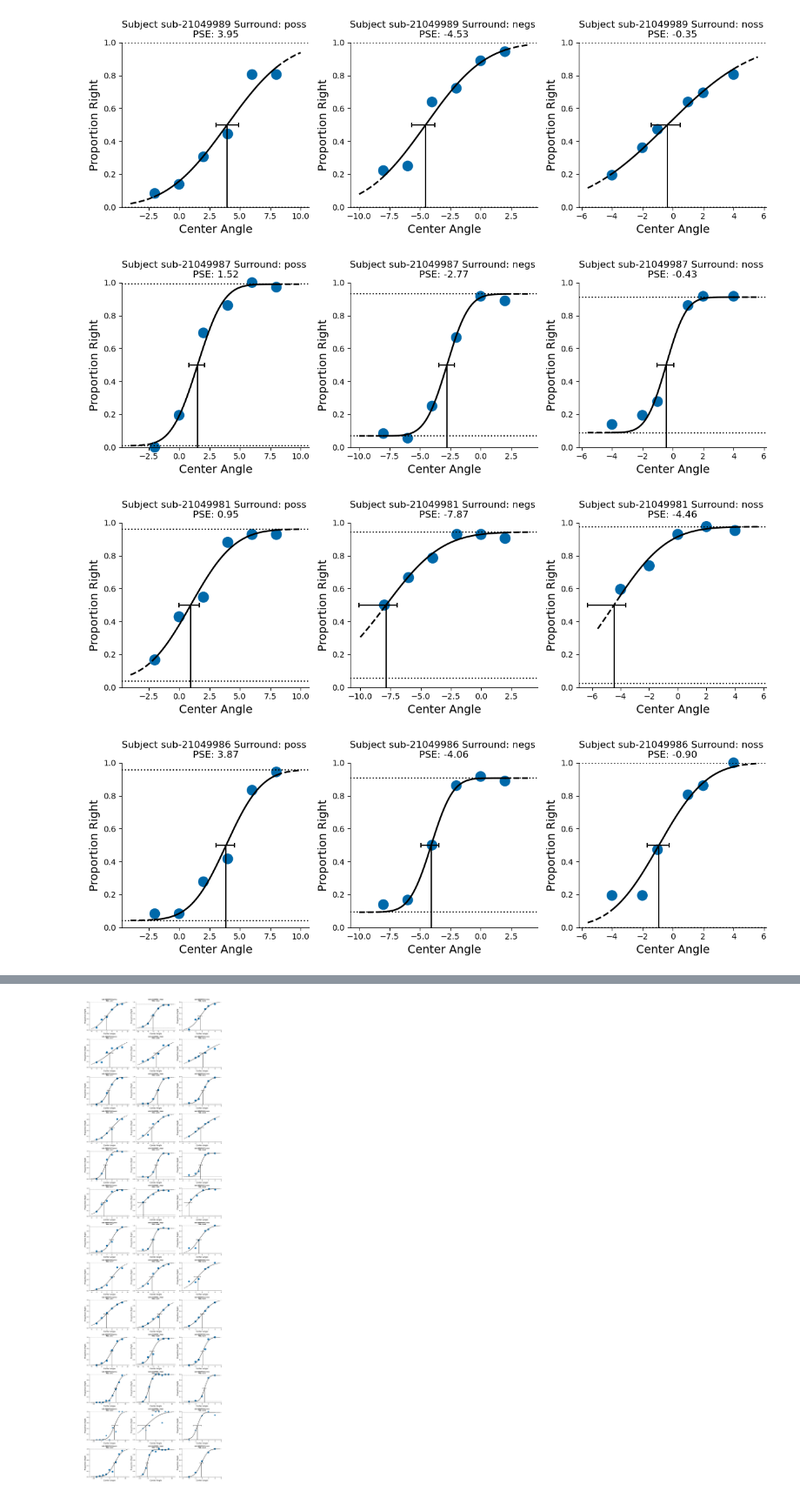
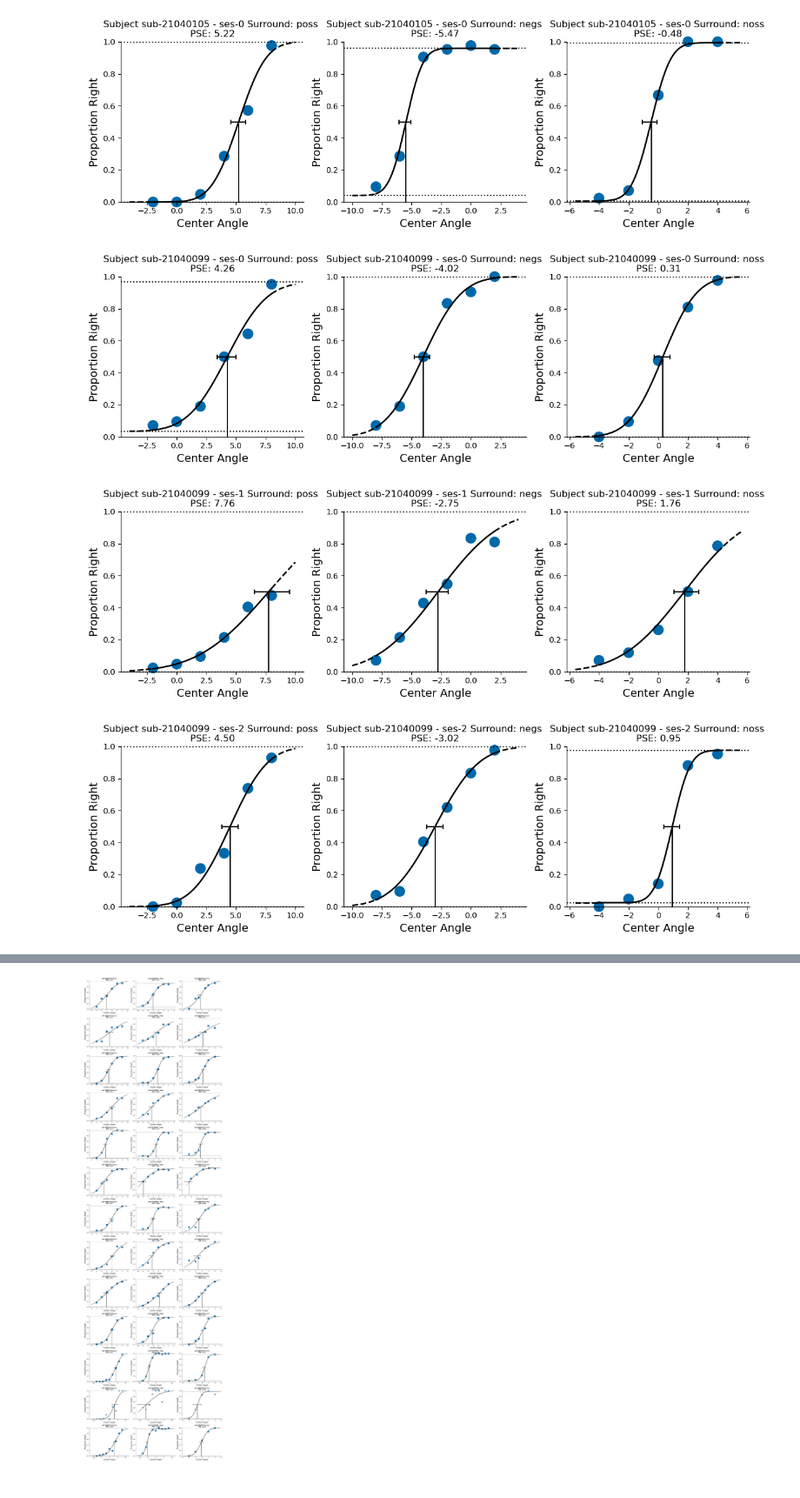
Before and after one commit to bwinsto2/tilt, a Jupyter notebook: psychometric_fxns_nb.ipynb, the cells around one changed output, grey strips where cells are left out. Shown at 87% size. Saved outputs shown, nothing was run; the diff lists cells and outputs as text; code cells hidden in the pictures.

```diff
--- a/psychometric_fxns_nb.ipynb
+++ b/psychometric_fxns_nb.ipynb
@@ -14,20 +14,30 @@ all_subs = [d for d in os.listdir(data_dir) if d.startswith('sub-') and d[4:].is
 stair_subs = [d for d in all_subs if int(d[4:]) >= 21049995]
 #get the subs whose IDs are less than 21049995
 fixed_subs = [d for d in all_subs if int(d[4:]) < 21049995]
+#get the subs whose IDs are less than 21040200 but greater than 21040098
+real_subs = [d for d in all_subs if int(d[4:]) < 21040200 and int(d[4:]) > 21040098]
 
 # Collect all subject data
 data_files = {}
-for sub in fixed_subs:
-    sub_data_dir = os.path.join(data_dir, sub, 'ses-0')
-    csv_files = [f for f in os.listdir(sub_data_dir) if f.endswith('.csv')]
-    if csv_files:
-        data_files[sub] = os.path.join(sub_data_dir, csv_files[0])
+for sub in real_subs:
+    data_files[sub] = {}
+    sub_path = os.path.join(data_dir, sub)
+    if os.path.exists(sub_path):
+        # Look for ses- folders
+        sessions = sorted([s for s in os.listdir(sub_path) if s.startswith('ses-')])
+        for ses in sessions:
+            sub_data_dir = os.path.join(sub_path, ses)
+            if os.path.isdir(sub_data_dir):
+                csv_files = [f for f in os.listdir(sub_data_dir) if f.endswith('.csv')]
+                if csv_files:
+                    data_files[sub][ses] = os.path.join(sub_data_dir, csv_files[0])
 # %%
 # plot each subject's psychometric function individually (already there)
 # also create a mega plot with all of the individual plots on one figure
-for sub, file_path in data_files.items():
-    test = pf.get_psignifit_data_from_mocs_csv(file_path)
-    fit_results = pf.fit_psychometric_fxn(test)
-    pf.plot_psychometric_fxns(fit_results, sub)
-    plt.show()
+for sub, sessions in data_files.items():
+    for ses, file_path in sessions.items():
+        test = pf.get_psignifit_data_from_mocs_csv(file_path)
+        fit_results = pf.fit_psychometric_fxn(test)
+        pf.plot_psychometric_fxns(fit_results, f'{sub} - {ses}')
+        plt.show()
 # %% [output]
@@ -37,4 +47,4 @@ for sub, file_path in data_files.items():
-[figure, old version]
+[figure, new version]
-[figure, old version]
+[figure, new version]
-[figure, old version]
+[figure, new version]
-[figure, old version]
+[figure, new version]
```
Also changed, not shown: parts of 2 cells of this notebook, 3 other files.
